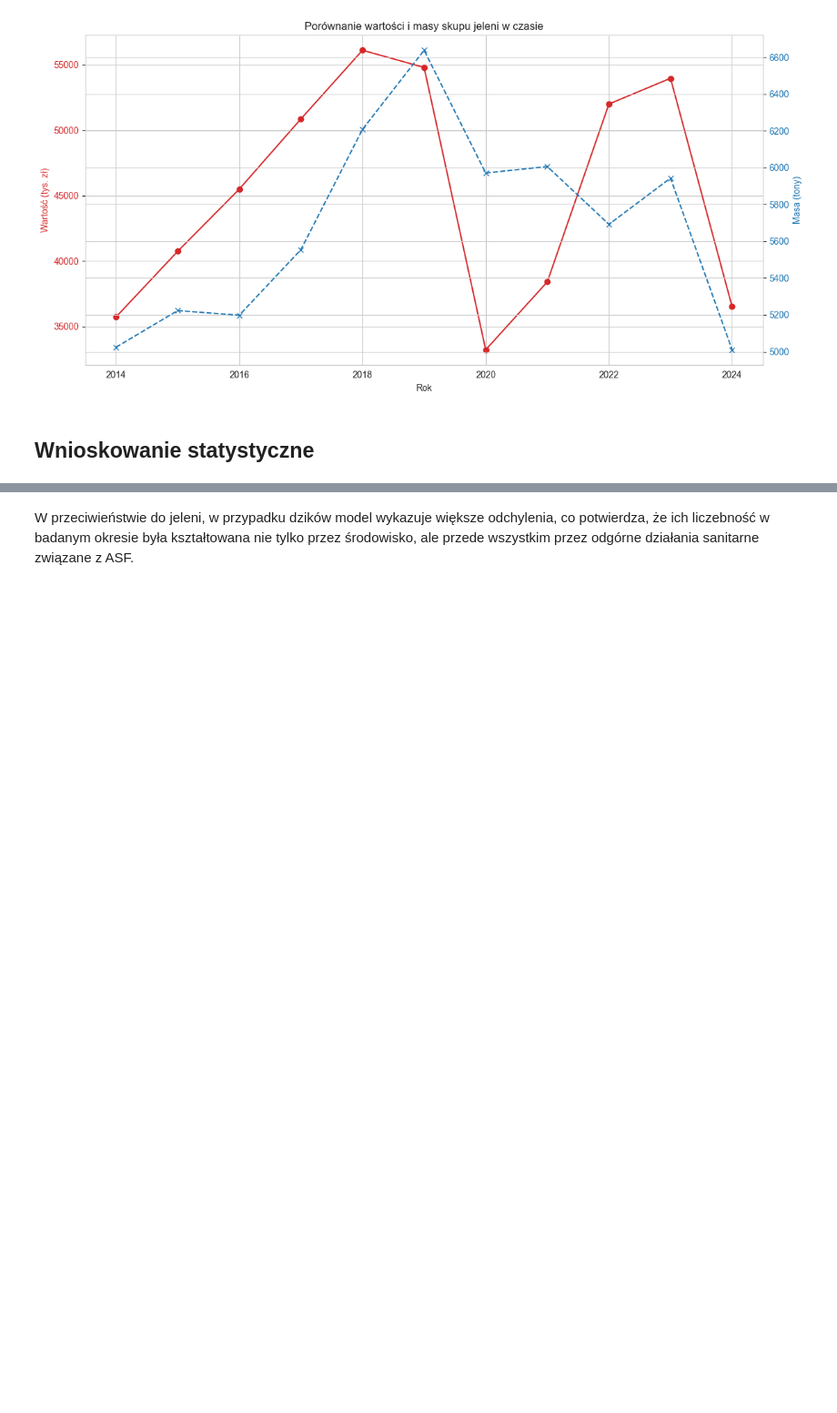
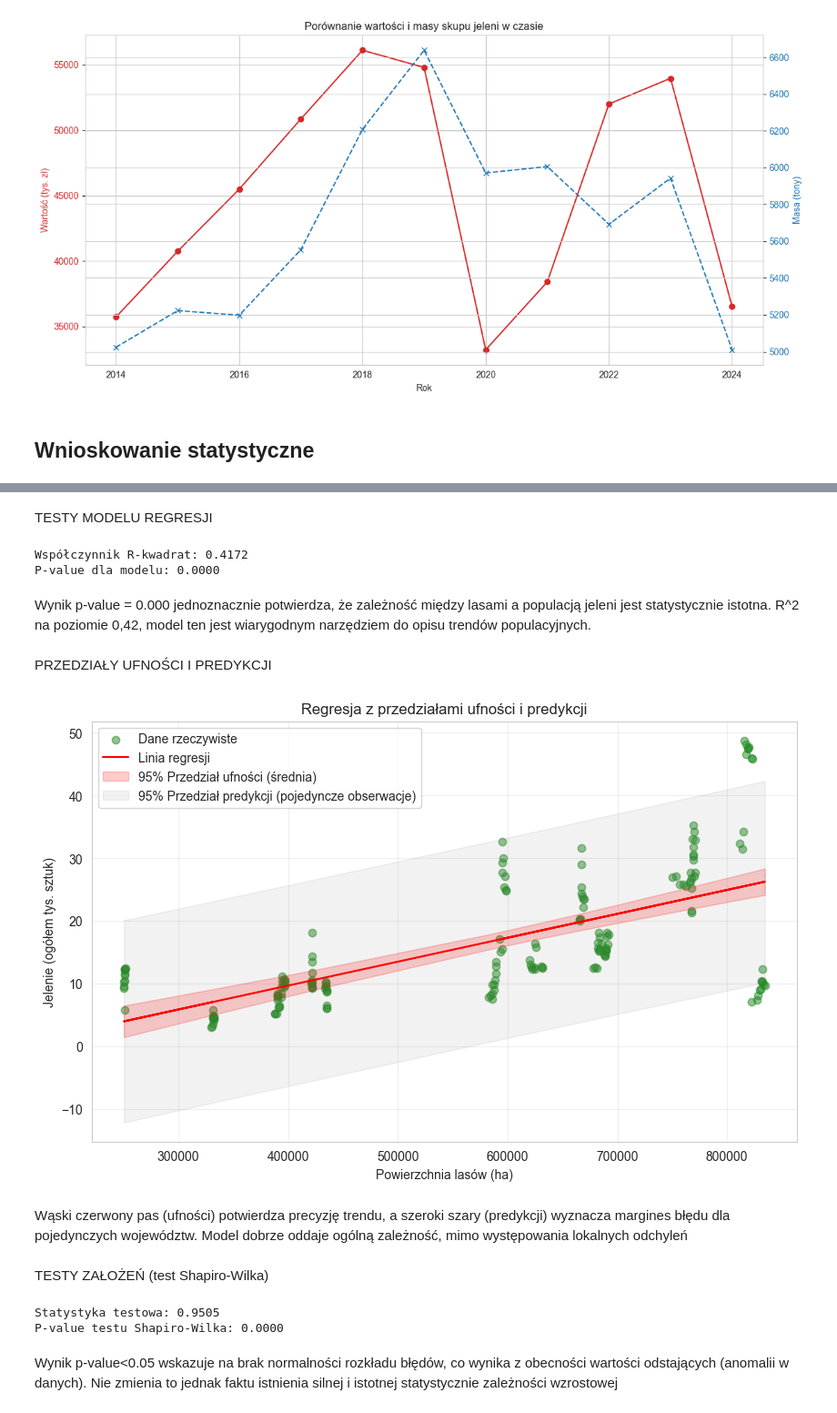
Before and after one commit to edyta02/Analiza-danych-z-R-i-Python---LW, a Jupyter notebook: Projekt.ipynb, the cells around one changed output, grey strips where cells are left out. Shown at 91% size. Drawn from its saved outputs; the diff is of its cells as text; code cells hidden in the pictures; blank space fills up the shorter version.

Commit message:
wnioskowanie statystyczne część 1
testy modelu regresji, przedziały ufnosci i predykcji, testy zalozen shapiro wilk

```diff
--- a/Projekt.ipynb
+++ b/Projekt.ipynb
@@ -1553,2 +1540,67 @@ DZIKI VS SARNY
-# %% [markdown]
-W przeciwieństwie do jeleni, w przypadku dzików model wykazuje większe odchylenia, co potwierdza, że ich liczebność w badanym okresie była kształtowana nie tylko przez środowisko, ale przede wszystkim przez odgórne działania sanitarne związane z ASF.
+# %% [markdown]
+TESTY MODELU REGRESJI
+# %%
+# Definiujemy zmienne (X - przyczyna, y - efekt)
+X = sm.add_constant(df_wojewodztwa['Powierzchnia lasów ogółem (ha)'])
+y = df_wojewodztwa['Jelenie (ogółem tys. sztuk)']
+
+# Model
+model = sm.OLS(y, X).fit()
+
+# Wyświetlamy statystyki
+print(f"Współczynnik R-kwadrat: {model.rsquared:.4f}")
+print(f"P-value dla modelu: {model.f_pvalue:.4f}")
+# %% [output]
+Współczynnik R-kwadrat: 0.4172
+P-value dla modelu: 0.0000
+# %% [markdown]
+Wynik p-value = 0.000 jednoznacznie potwierdza, że zależność między lasami a populacją jeleni jest statystycznie istotna. R^2 na poziomie 0,42, model ten jest wiarygodnym narzędziem do opisu trendów populacyjnych.
+# %% [markdown]
+PRZEDZIAŁY UFNOŚCI I PREDYKCJI
+# %%
+# Obliczamy przedziały predykcji
+predictions = model.get_prediction(X).summary_frame(alpha=0.05)
+
+plt.figure(figsize=(10, 6))
+
+# Punkty danych
+plt.scatter(df_wojewodztwa['Powierzchnia lasów ogółem (ha)'], y, color='forestgreen', alpha=0.5, label='Dane rzeczywiste')
+
+# Linia regresji
+plt.plot(df_wojewodztwa['Powierzchnia lasów ogółem (ha)'], predictions['mean'], color='red', label='Linia regresji')
+
+# Przedział ufności (Confidence Interval - CI)
+plt.fill_between(df_wojewodztwa['Powierzchnia lasów ogółem (ha)'].sort_values(),
+                 predictions['mean_ci_lower'].sort_values(),
+                 predictions['mean_ci_upper'].sort_values(),
+                 color='red', alpha=0.2, label='95% Przedział ufności (średnia)')
+
+# Przedział predykcji (Prediction Interval - PI)
+plt.fill_between(df_wojewodztwa['Powierzchnia lasów ogółem (ha)'].sort_values(),
+                 predictions['obs_ci_lower'].sort_values(),
+                 predictions['obs_ci_upper'].sort_values(),
+                 color='gray', alpha=0.1, label='95% Przedział predykcji (pojedyncze obserwacje)')
+
+plt.title('Regresja z przedziałami ufności i predykcji')
+plt.xlabel('Powierzchnia lasów (ha)')
+plt.ylabel('Jelenie (ogółem tys. sztuk)')
+plt.legend()
+plt.grid(True, alpha=0.3)
+plt.show()
+# %% [output]
+[figure, added]
+# %% [markdown]
+Wąski czerwony pas (ufności) potwierdza precyzję trendu, a szeroki szary (predykcji) wyznacza margines błędu dla pojedynczych województw. Model dobrze oddaje ogólną zależność, mimo występowania lokalnych odchyleń
+# %% [markdown]
+TESTY ZAŁOŻEŃ (test Shapiro-Wilka)
+# %%
+# Obliczamy reszty i wykonujemy test
+stat, p_shapiro = stats.shapiro(model.resid)
+
+print(f'Statystyka testowa: {stat:.4f}')
+print(f'P-value testu Shapiro-Wilka: {p_shapiro:.4f}')
+# %% [output]
+Statystyka testowa: 0.9505
+P-value testu Shapiro-Wilka: 0.0000
+# %% [markdown]
+Wynik p-value<0.05 wskazuje na brak normalności rozkładu błędów, co wynika z obecności wartości odstających (anomalii w danych). Nie zmienia to jednak faktu istnienia silnej i istotnej statystycznie zależności wzrostowej
```
Also changed, not shown: parts of 12 cells of this notebook, 6 other files.
